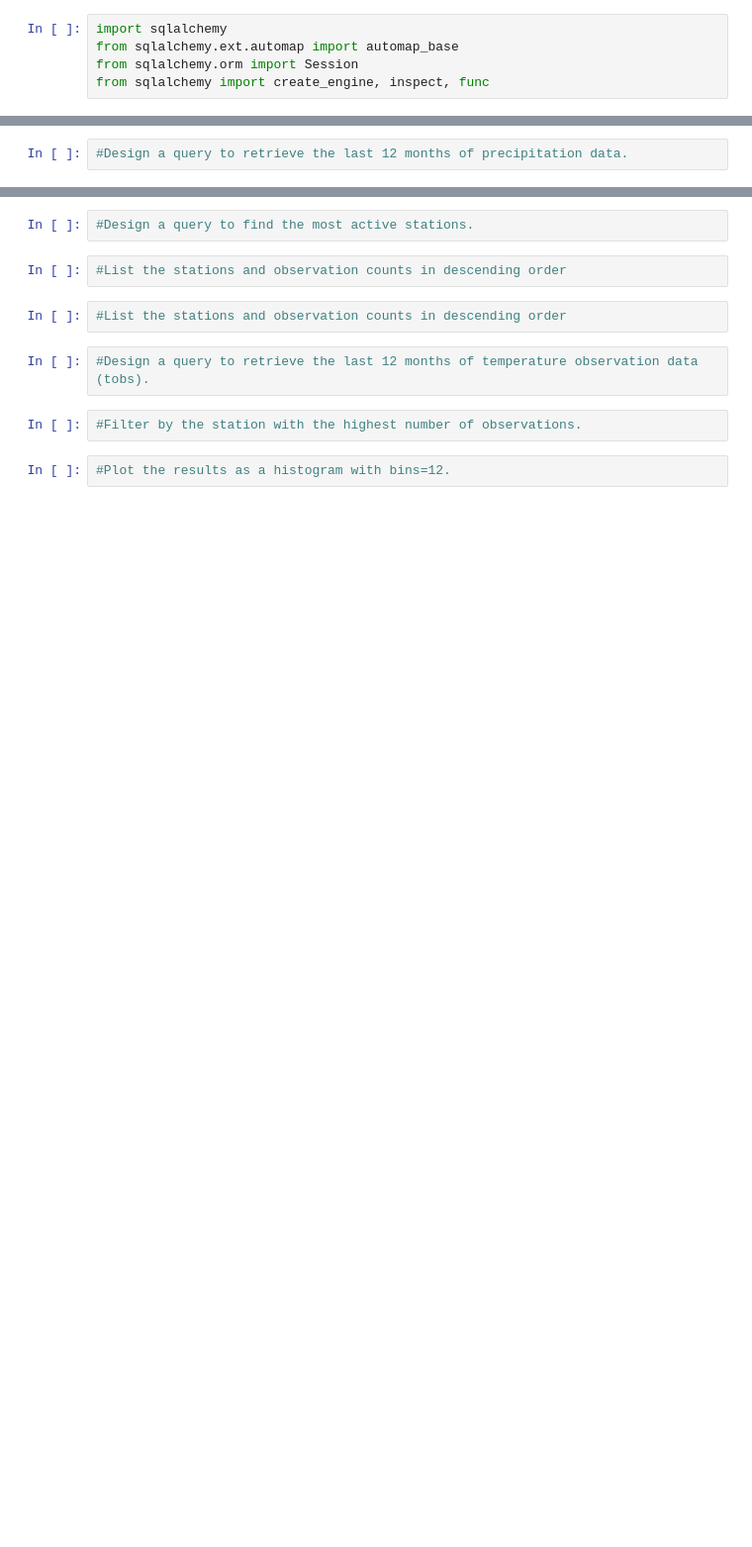
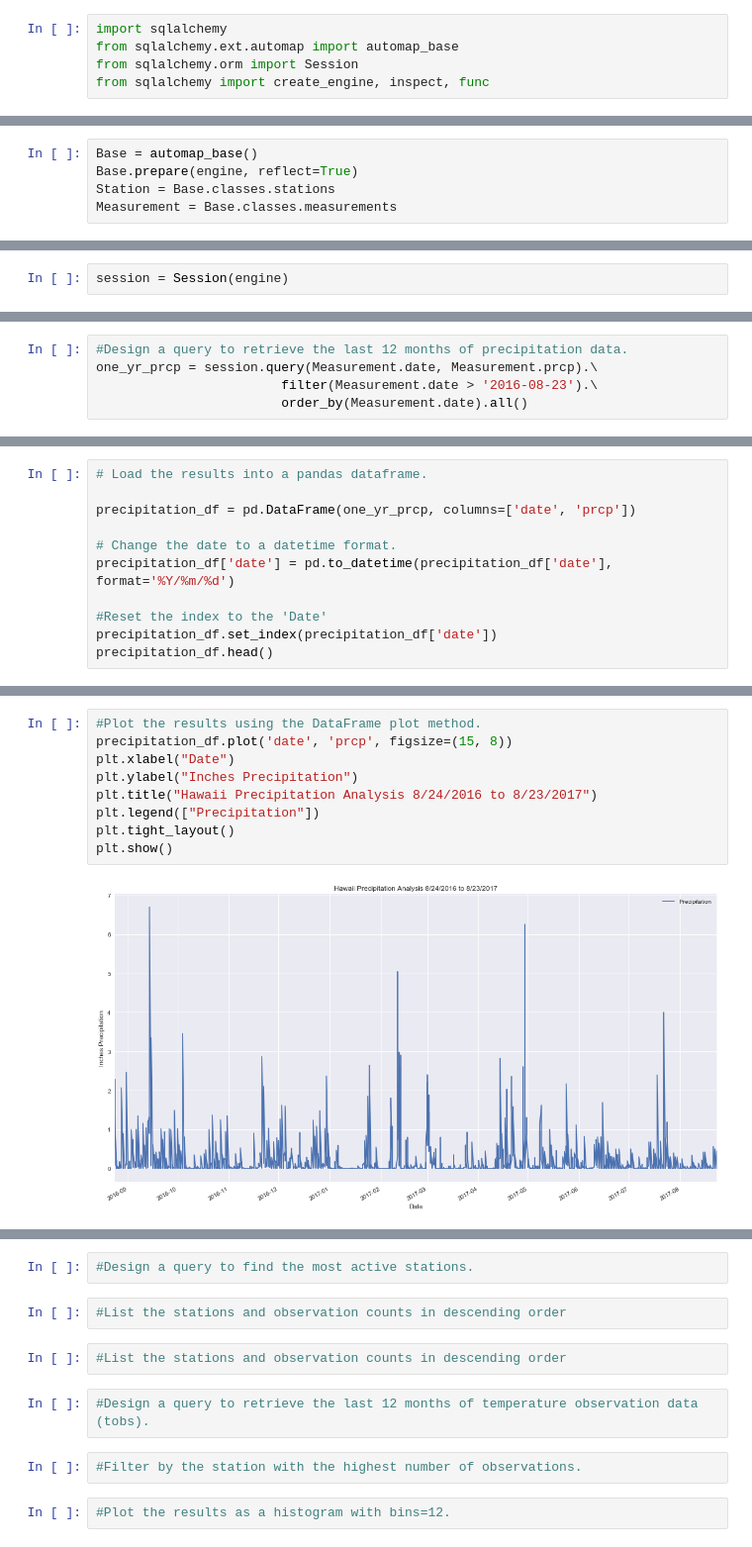
Before and after one commit to donnaadietrich/utexas-homework-advdatastorageandretrieval, a Jupyter notebook: climate_analysis.ipynb, the cells around one changed output, grey strips where cells are left out. Shown at 99% size. Drawn from its saved outputs; the diff is of its cells as text; blank space fills up the shorter version.

```diff
--- a/climate_analysis.ipynb
+++ b/climate_analysis.ipynb
@@ -17,0 +36,5 @@ from sqlalchemy import create_engine, inspect, func
+# %%
+Base = automap_base()
+Base.prepare(engine, reflect=True)
+Station = Base.classes.stations
+Measurement = Base.classes.measurements
@@ -17,0 +49,2 @@ from sqlalchemy import create_engine, inspect, func
+# %%
+session = Session(engine)
@@ -18,2 +57,5 @@ from sqlalchemy import create_engine, inspect, func
 # %%
 #Design a query to retrieve the last 12 months of precipitation data.
+one_yr_prcp = session.query(Measurement.date, Measurement.prcp).\
+                        filter(Measurement.date > '2016-08-23').\
+                        order_by(Measurement.date).all()
@@ -25,0 +62,11 @@ from sqlalchemy import create_engine, inspect, func
+# %%
+# Load the results into a pandas dataframe.
+
+precipitation_df = pd.DataFrame(one_yr_prcp, columns=['date', 'prcp'])
+
+# Change the date to a datetime format.
+precipitation_df['date'] = pd.to_datetime(precipitation_df['date'], format='%Y/%m/%d')
+
+#Reset the index to the 'Date'
+precipitation_df.set_index(precipitation_df['date'])
+precipitation_df.head()
@@ -26,2 +80,13 @@ from sqlalchemy import create_engine, inspect, func
+# %%
+#Plot the results using the DataFrame plot method.
+precipitation_df.plot('date', 'prcp', figsize=(15, 8))
+plt.xlabel("Date")
+plt.ylabel("Inches Precipitation")
+plt.title("Hawaii Precipitation Analysis 8/24/2016 to 8/23/2017")
+plt.legend(["Precipitation"])
+plt.tight_layout()
+plt.show()
+# %% [output]
+[figure, added]
 # %%
 #Use Pandas to print the summary statistics for the precipitation data.
```
Also changed, not shown: parts of 14 cells of this notebook, 3 other files.
